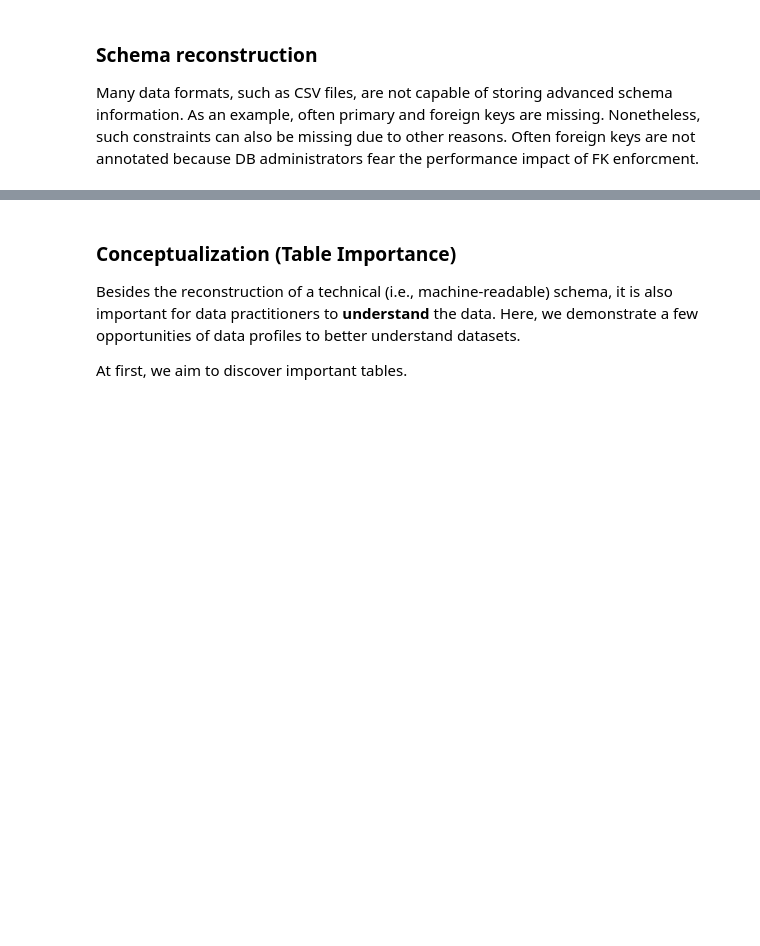
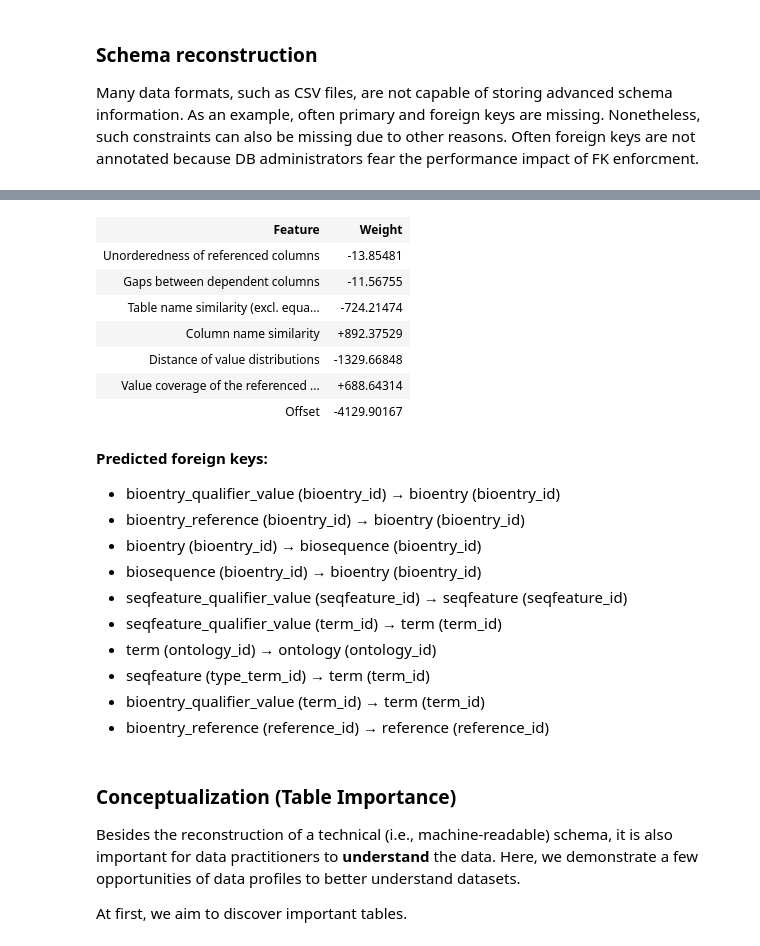
Before and after one commit to sekruse/metacrate-demo-cikm-2017, a Jupyter notebook: data-anamnesis.ipynb, the cells around one changed output, grey strips where cells are left out. Cells and saved outputs as stored; diff of their text form; code cells hidden in the pictures; blank space fills up the shorter version.

Commit message:
update notebooks
* add new primary/foreign key classification feature
* commit newest versions of data profiles

```diff
--- a/data-anamnesis.ipynb
+++ b/data-anamnesis.ipynb
@@ -214,6 +214,14 @@ if (Configuration.createFrom != "reload" && Configuration.dataset.sqlFile != nul
                                        schema = schema,
                                        userDefinedId = "sql-foreign-keys")
 }
+# %%
+if (Configuration.createFrom == "csv") {
+    Profiling.profileSamples(
+        schema = schema,
+        userDefinedId = "table-samples-100",
+        sampleSize = 100
+    )
+}
 # %% [markdown]
 ## Analytics
 
@@ -444,0 +536,52 @@ seqfeature_qualifier_value (seqfeature_id) → seqfeature (seqfeature_id)
+# %%
+locally {
+    import de.hpi.isg.mdms.java.schema_inference.ForeignKeys
+    val idUtils = metacrate.getIdUtils
+
+    query { implicit engine =>
+        metacrate.loadConstraints[InclusionDependency]("sql-foreign-keys")
+           .resolveIds { (fk, r) =>
+               def format(ids: Array[Int]) =
+                   s"${r(idUtils.getTableId(ids(0)))} (${ids.map(id => r(id, withTable=false)).mkString(", ")})"
+               s"${format(fk.getDependentColumnIds)} &rarr; ${format(fk.getReferencedColumnIds)}"
+           }
+    }.printList(before = "<b>Actual foreign keys:</b>")
+
+    val model = ForeignKeys.trainLogisticRegressionModel(
+        metacrate,
+        metacrate.getConstraintCollection("sql-foreign-keys"),
+        metacrate.getConstraintCollection("metanome-inds"),
+        metacrate.getConstraintCollection("metanome-column-stats"),
+        metacrate.getConstraintCollection("metanome-text-stats"),
+        metacrate.getConstraintCollection("table-samples-100")
+    )
+
+    output.table[(String, Double)](
+        elements = ForeignKeys.features.zip(model.getParameters),
+        columns = Seq(
+            "Feature" -> { e: (String, Double) => e._1 },
+            "Weight" -> { e: (String, Double) => f"${e._2}%+.5f".asInstanceOf[Any] }
+        )
+    )
+
+
+    val fks = ForeignKeys.estimateForeignKeys(
+        metacrate,
+        metacrate.getConstraintCollection("metanome-inds"),
+        metacrate.getConstraintCollection("sql-primary-keys"),
+        metacrate.getConstraintCollection("metanome-column-stats"),
+        metacrate.getConstraintCollection("metanome-text-stats"),
+        metacrate.getConstraintCollection("table-samples-100"),
+        model
+    )
+
+    query { implicit engine =>
+        engine.loadCollection(fks)
+           .resolveIds { (fk, r) =>
+               def format(ids: Array[Int]) =
+                   s"${r(idUtils.getTableId(ids(0)))} (${ids.map(id => r(id, withTable=false)).mkString(", ")})"
+               s"${format(fk.getDependentColumnIds)} &rarr; ${format(fk.getReferencedColumnIds)}"
+           }
+    }.printList(before = "<b>Predicted foreign keys:</b>")
+}
+# %% [output]
@@ -445,3 +608,22 @@ seqfeature_qualifier_value (seqfeature_id) → seqfeature (seqfeature_id)
+| Feature | Weight |
+| Unorderedness of referenced columns | -13.85481 |
+| Gaps between dependent columns | -11.56755 |
+| Table name similarity (excl. equa... | -724.21474 |
+| Column name similarity | +892.37529 |
+| Distance of value distributions | -1329.66848 |
+| Value coverage of the referenced ... | +688.64314 |
+| Offset | -4129.90167 |
+Predicted foreign keys:
+bioentry_qualifier_value (bioentry_id) → bioentry (bioentry_id)
+bioentry_reference (bioentry_id) → bioentry (bioentry_id)
+bioentry (bioentry_id) → biosequence (bioentry_id)
+biosequence (bioentry_id) → bioentry (bioentry_id)
+seqfeature_qualifier_value (seqfeature_id) → seqfeature (seqfeature_id)
+seqfeature_qualifier_value (term_id) → term (term_id)
+term (ontology_id) → ontology (ontology_id)
+seqfeature (type_term_id) → term (term_id)
+bioentry_qualifier_value (term_id) → term (term_id)
+bioentry_reference (reference_id) → reference (reference_id)
 # %% [markdown]
 ### Conceptualization (Table Importance)
 
```
Also changed, not shown: parts of 11 cells of this notebook, 5 other files.
